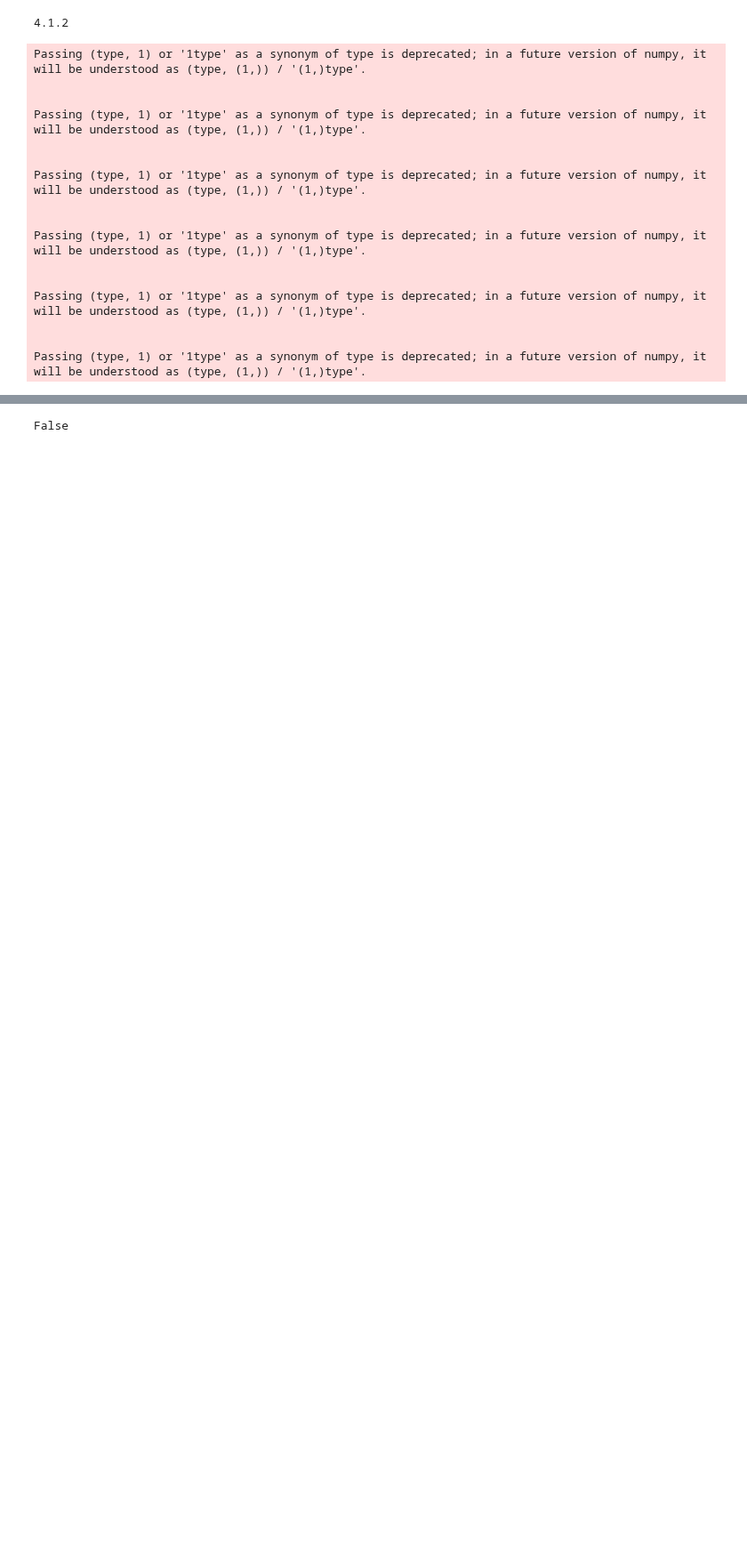
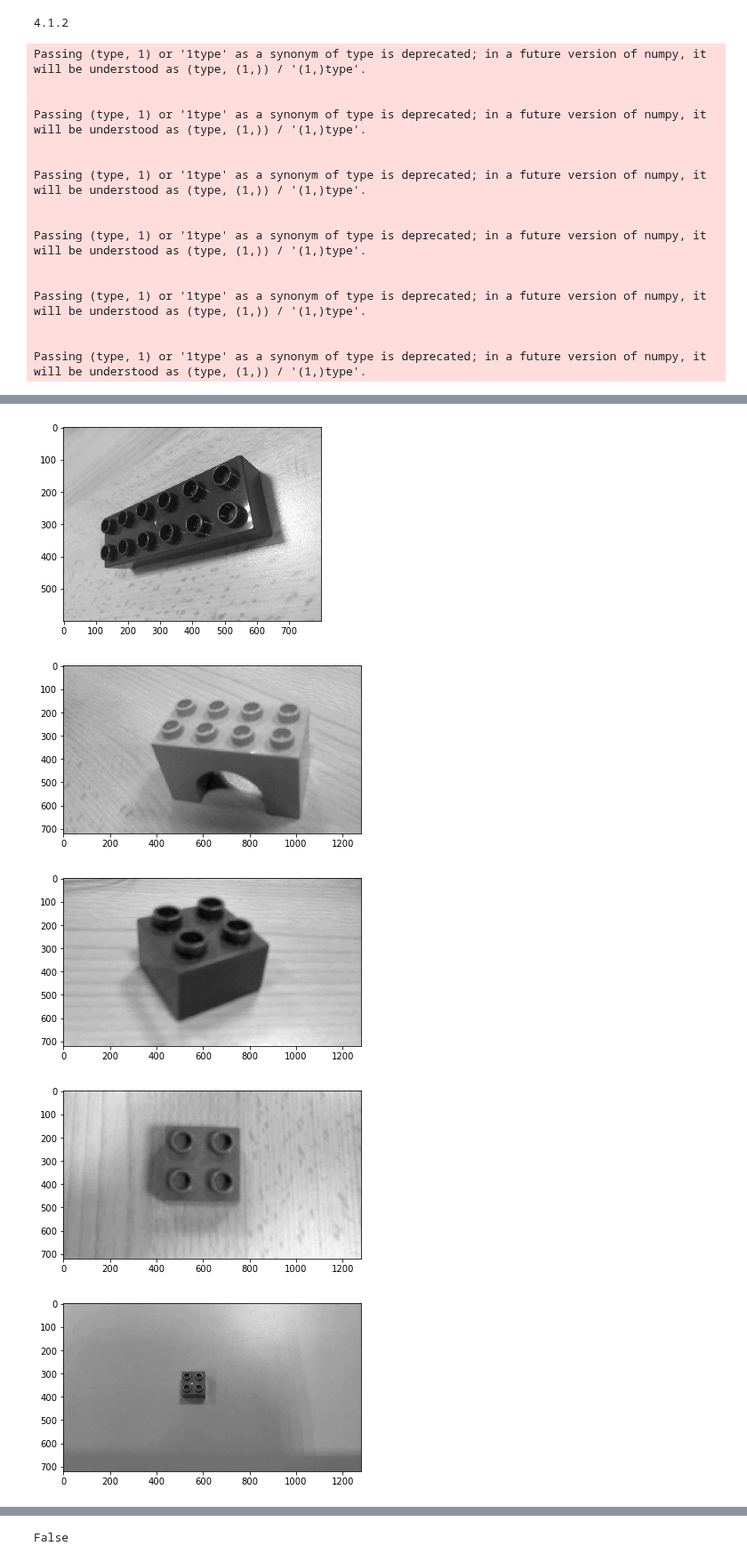
Before and after one commit to ultratronics/smart_systems_eindoefening, a Jupyter notebook: diamond/Lego_Recognition.ipynb, the cells around one changed output, grey strips where cells are left out. Shown at 89% size. Cells and saved outputs as stored; diff of their text form; code cells hidden in the pictures; blank space fills up the shorter version.

```diff
--- a/diamond/Lego_Recognition.ipynb
+++ b/diamond/Lego_Recognition.ipynb
@@ -85,0 +94,21 @@ Passing (type, 1) or '1type' as a synonym of type is deprecated; in a future ver
+# %%
+DataDir = ".\Data"
+Categories = ["02300 BLUE", "3011 LIGHTBLUE","3011 RED",
+             "3011 YELLOW", "3198 LIGHTGREEN", "3437 BROWN",
+             "3437 GREEN", "3437 LIGHTBLUE", "3437 RED",
+             "3437 WHITE", "3437 YELLOW", "6474 YELLOW",
+             "11198 LIGHTGREEN"]
+# %%
+for Category in Categories:
+    path = os. path.join(DataDir, Category)
+    for img in os.listdir(path):
+        img_Array = cv2.imread(os.path.join(path, img), cv2.IMREAD_GRAYSCALE)
+        plt.imshow(img_Array, cmap = "gray")
+        plt.show()
+        break
+# %% [output]
+[figure, added]
+[figure, added]
+[figure, added]
+[figure, added]
+[figure, added]
```
Also changed, not shown: parts of 17 cells of this notebook, 5 other files.
